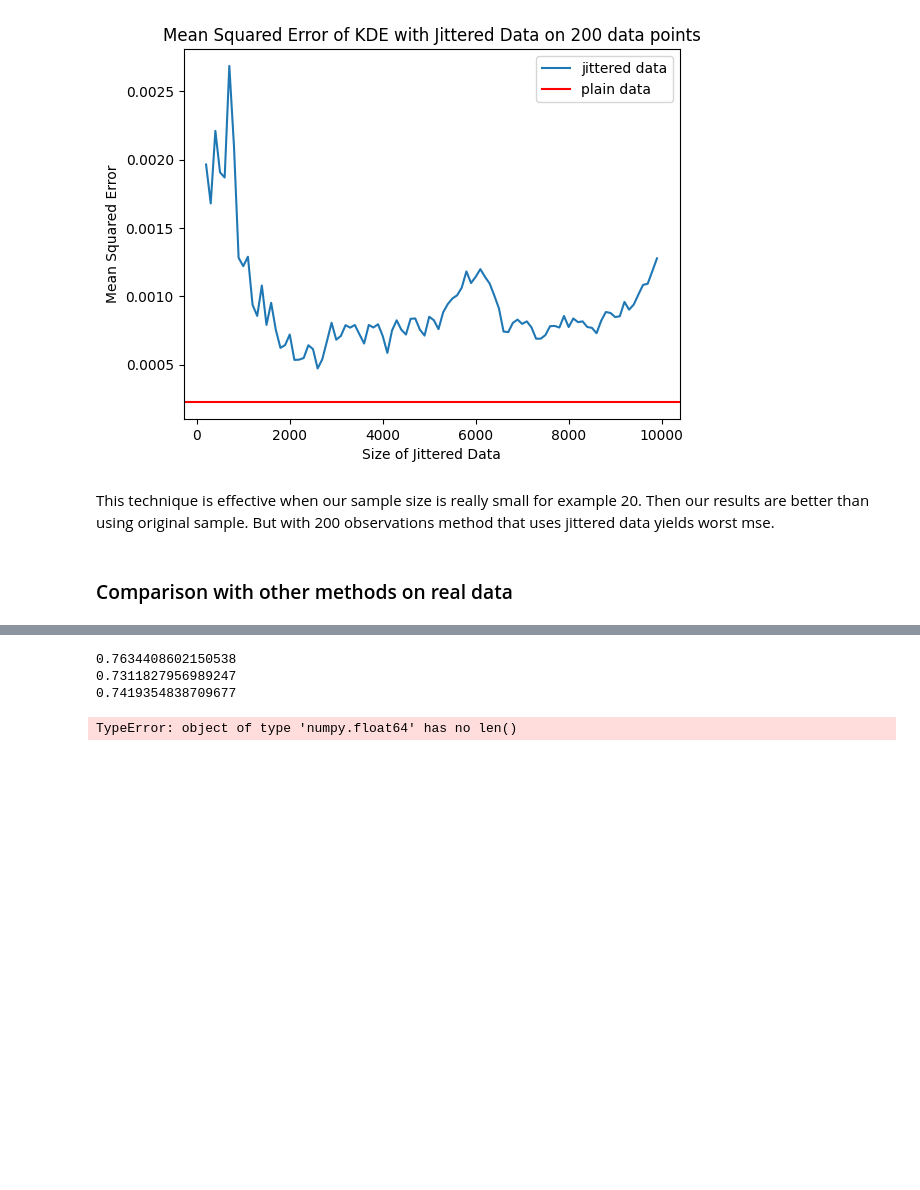
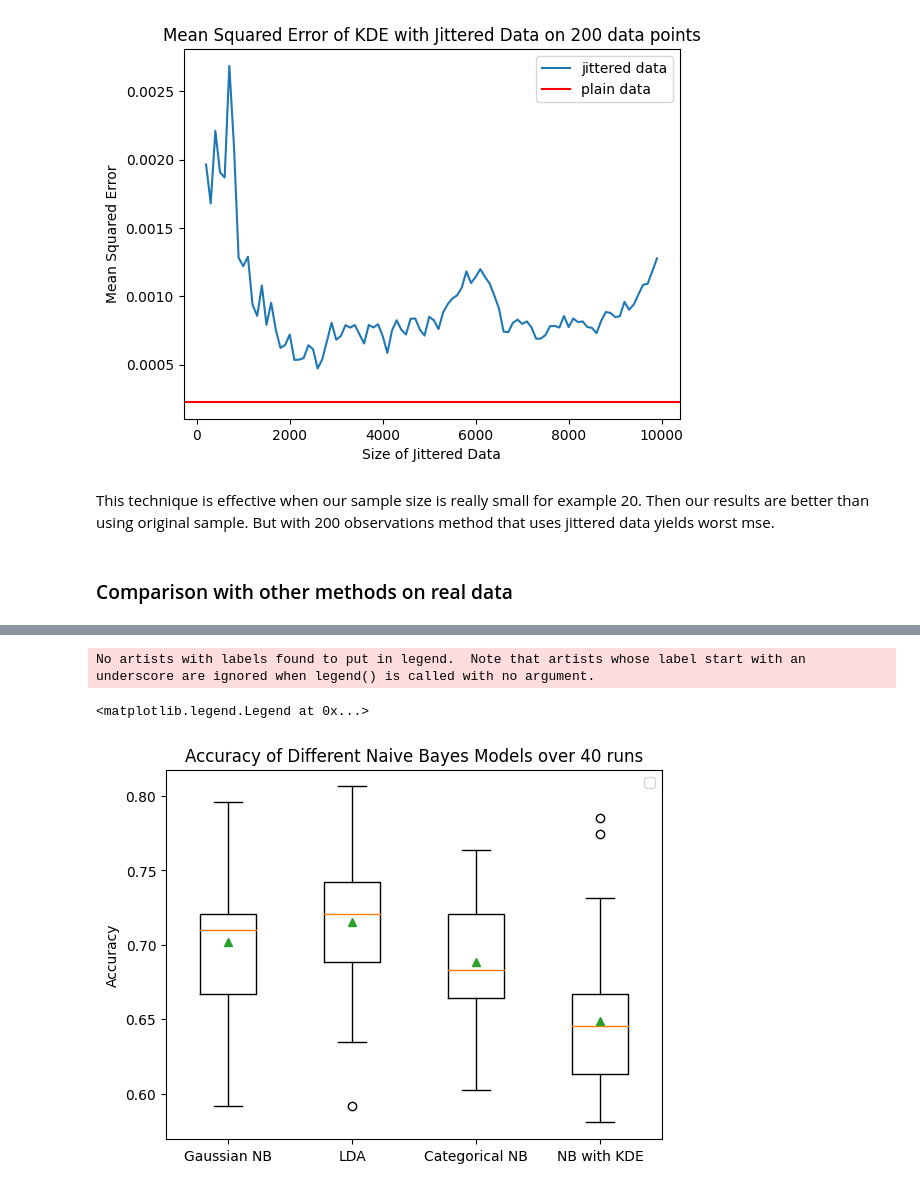
Before and after one commit to nizwant/adv_ml_labs, a Jupyter notebook: 08AAA_density.ipynb, the cells around one changed output, grey strips where cells are left out. Drawn from its saved outputs; the diff is of its cells as text; code cells hidden in the pictures; blank space fills up the shorter version.

```diff
--- a/08AAA_density.ipynb
+++ b/08AAA_density.ipynb
@@ -46,7 +46,7 @@ class kde:
         return np.exp(-np.abs(x - mean) / std) / (2 * std)
 
     def transform(self, x):
-        if type(x) == int or type(x) == float:
+        if not isinstance(x, np.ndarray):
             x = np.array([x])
         solution = np.zeros(len(x))
         for data_point in self.data:
@@ -587,8 +587,8 @@ class NB_with_KDE:
         self.fraction_1 = sum(y) / len(y)
         self.fraction_0 = 1 - self.fraction_1
         for column in X.columns:
-            kde_0 = kde()
-            kde_1 = kde()
+            kde_0 = kde(bandwidth=1)
+            kde_1 = kde(bandwidth=1)
             kde_0.fit(X[y == 0][column])
             kde_1.fit(X[y == 1][column])
             self.list_of_kdes_0.append(kde_0)
@@ -648,33 +664,43 @@ x_real = sa_data.drop("chd", axis=1)
 # %%
-x_train, x_test, y_train, y_test = train_test_split(x_real, y_real, test_size=0.2)
+naive_gauss = []
+lda_list = []
+naive_cat = []
+nb_kde_list = []
 
+for i in range(40):
+    x_train, x_test, y_train, y_test = train_test_split(x_real, y_real, test_size=0.2)
 
-# import from sklearn gaussian naive bayes, lda, categorical naive bayes
-from sklearn.naive_bayes import GaussianNB
-from sklearn.discriminant_analysis import LinearDiscriminantAnalysis
-from sklearn.naive_bayes import CategoricalNB
+    # import from sklearn gaussian naive bayes, lda, categorical naive bayes
+    from sklearn.naive_bayes import GaussianNB
+    from sklearn.discriminant_analysis import LinearDiscriminantAnalysis
+    from sklearn.naive_bayes import CategoricalNB
 
-gnb = GaussianNB()
-gnb.fit(x_train, y_train)
+    gnb = GaussianNB()
+    gnb.fit(x_train, y_train)
 
-lda = LinearDiscriminantAnalysis()
-lda.fit(x_train, y_train)
+    lda = LinearDiscriminantAnalysis()
+    lda.fit(x_train, y_train)
 
+    cnb = CategoricalNB()
+    bin = KBinsDiscretizer(n_bins=7, encode="ordinal", strategy="uniform")
+    x_real_binned = bin.fit_transform(x_train)
+    cnb.fit(x_real_binned, y_train)
 
-cnb = CategoricalNB()
-bin = KBinsDiscretizer(n_bins=7, encode="ordinal", strategy="uniform")
-x_real_binned = bin.fit_transform(x_train)
-cnb.fit(x_real_binned, y_train)
+    nb_kde = NB_with_KDE()
+    nb_kde.fit(x_train, y_train)
 
-nb_kde = NB_with_KDE()
-nb_kde.fit(x_train, y_train)
-
-print(gnb.score(x_test, y_test))
-print(lda.score(x_test, y_test))
-print(cnb.score(bin.transform(x_test), y_test))
-print(nb_kde.predict(x_test).eq(y_test).mean())
+    naive_gauss.append(gnb.score(x_test, y_test))
+    lda_list.append(lda.score(x_test, y_test))
+    naive_cat.append(cnb.score(bin.transform(x_test), y_test))
+    nb_kde_list.append(nb_kde.predict(x_test).eq(y_test).mean())
-# %% [output]
-0.7634408602150538
-0.7311827956989247
-0.7419354838709677
-TypeError: object of type 'numpy.float64' has no len()
+# %%
+# create a box plot of the accuracy of the four models
+plt.boxplot([naive_gauss, lda_list, naive_cat, nb_kde_list], showmeans=True)
+plt.xticks([1, 2, 3, 4], ["Gaussian NB", "LDA", "Categorical NB", "NB with KDE"])
+plt.ylabel("Accuracy")
+plt.title("Accuracy of Different Naive Bayes Models over 40 runs")
+plt.legend()
+# %% [output]
+No artists with labels found to put in legend.  Note that artists whose label start with an underscore are ignored when legend() is called with no argument.
+<matplotlib.legend.Legend at 0x...>
+[figure, added]
```
Also changed, not shown: parts of 1 cell of this notebook.
